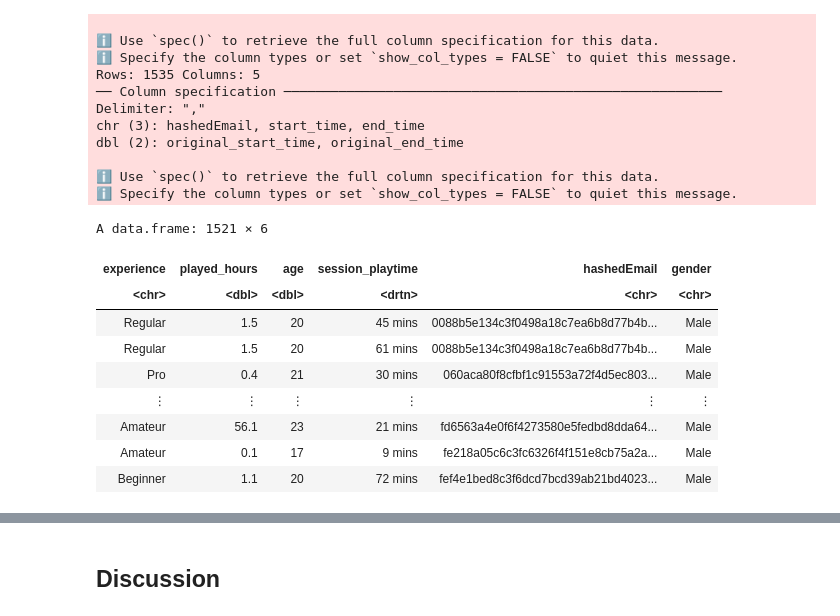
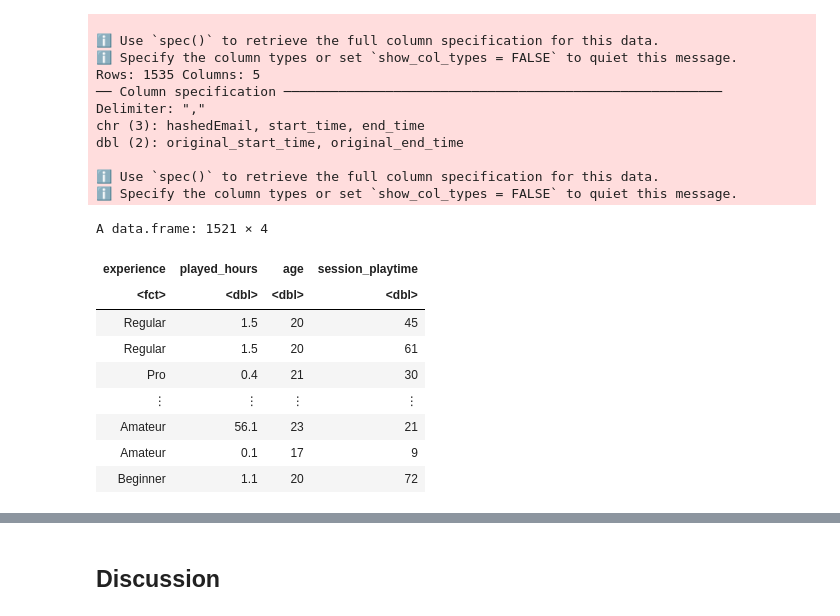
Before and after one commit to whisp533/DSCI-group-project, a Jupyter notebook: Group_project.ipynb, the cells around one changed output, grey strips where cells are left out. Saved outputs shown, nothing was run; the diff lists cells and outputs as text; code cells hidden in the pictures.

```diff
--- a/Group_project.ipynb
+++ b/Group_project.ipynb
@@ -56,29 +56,36 @@ dbl (2): original_start_time, original_end_time
 ℹ Specify the column types or set `show_col_types = FALSE` to quiet this message.
 # %%
 #Data tidying, will add more later
-
 Tidying <- merge(player, session, by = 'hashedEmail', all = TRUE) |>
 select(-organizationName, -individualId, -name, -subscribe)
 
+#Converting to date-time objects to help ease of calculations
 seshselect <- Tidying |>
 mutate(start_time = as.POSIXct(start_time, format = "%d/%m/%Y %H:%M")) |>
 mutate(end_time = as.POSIXct(end_time, format = "%d/%m/%Y %H:%M"))
 
+#Calculating the difference between the start and end time to find the individual session playtime
+#Certain levels of players could possibly exhibit longer play sessions
 seshdiff <- seshselect |>
 mutate(session_playtime = difftime(end_time, start_time, units = 'mins')) |>
 filter(played_hours != 0)
 
+#selecting the columns to be used in the analysis, and converting the session_playtime from a date time object to a double
+#converting experience to type factor, since it is the label we are classifying for
 sesh_diff_final <- seshdiff |>
-select(experience, played_hours, age, session_playtime, hashedEmail, gender)
+select(experience, played_hours, age, session_playtime) |>
+mutate(session_playtime = as.numeric(session_playtime)) |>
+mutate(experience = as_factor(experience))
+
 sesh_diff_final
 # %% [output]
-A data.frame: 1521 × 6
+A data.frame: 1521 × 4
-| experience | played_hours | age | session_playtime | hashedEmail | gender |
-| <chr> | <dbl> | <dbl> | <drtn> | <chr> | <chr> |
-| Regular | 1.5 | 20 | 45 mins | 0088b5e134c3f0498a18c7ea6b8d77b4b... | Male |
-| Regular | 1.5 | 20 | 61 mins | 0088b5e134c3f0498a18c7ea6b8d77b4b... | Male |
-| Pro | 0.4 | 21 | 30 mins | 060aca80f8cfbf1c91553a72f4d5ec803... | Male |
-| ⋮ | ⋮ | ⋮ | ⋮ | ⋮ | ⋮ |
-| Amateur | 56.1 | 23 | 21 mins | fd6563a4e0f6f4273580e5fedbd8dda64... | Male |
-| Amateur | 0.1 | 17 | 9 mins | fe218a05c6c3fc6326f4f151e8cb75a2a... | Male |
-| Beginner | 1.1 | 20 | 72 mins | fef4e1bed8c3f6dcd7bcd39ab21bd4023... | Male |
+| experience | played_hours | age | session_playtime |
+| <fct> | <dbl> | <dbl> | <dbl> |
+| Regular | 1.5 | 20 | 45 |
+| Regular | 1.5 | 20 | 61 |
+| Pro | 0.4 | 21 | 30 |
+| ⋮ | ⋮ | ⋮ | ⋮ |
+| Amateur | 56.1 | 23 | 21 |
+| Amateur | 0.1 | 17 | 9 |
+| Beginner | 1.1 | 20 | 72 |
```
Also changed, not shown: parts of 5 cells of this notebook.
